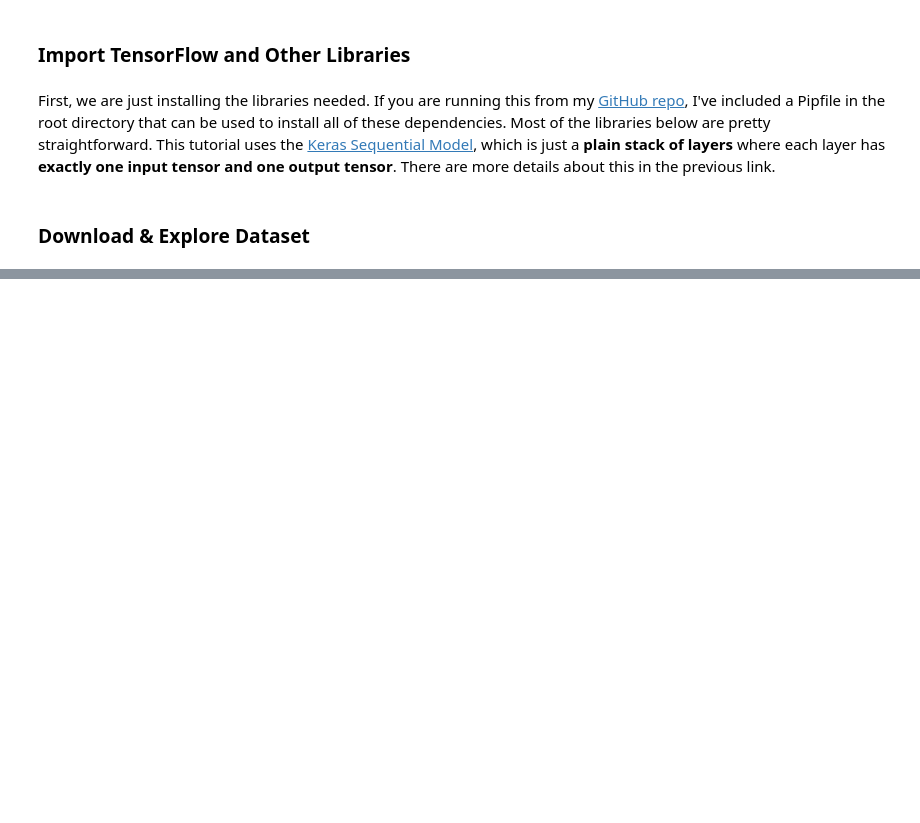
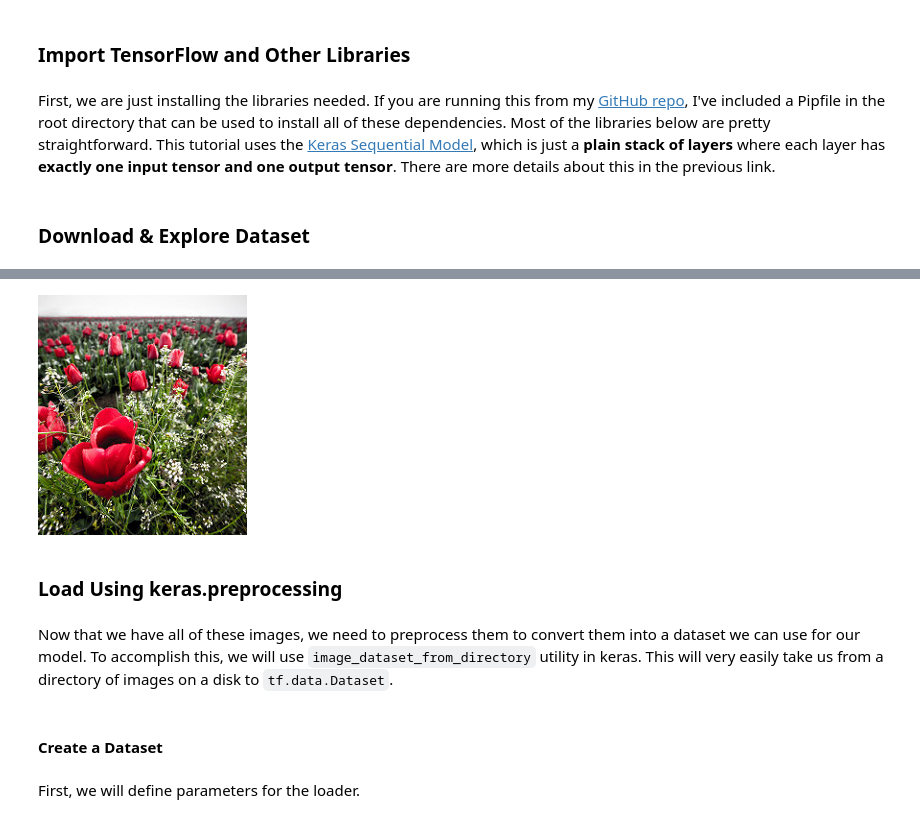
Before and after one commit to jasonwu2153/flower-image-classifier-tutorial, a Jupyter notebook: notebook.ipynb, the cells around one changed output, grey strips where cells are left out. Cells and saved outputs as stored; diff of their text form; code cells hidden in the pictures; blank space fills up the shorter version.

```diff
--- a/notebook.ipynb
+++ b/notebook.ipynb
@@ -22,0 +64,12 @@ Tensorflow's tutorial comes with a dataset of 3,700 flower images organized with
+# %%
+PIL.Image.open(str(tulips[1]))
+# %% [output]
+[figure, added]
+# %% [markdown]
+### **Load Using keras.preprocessing**
+# %% [markdown]
+Now that we have all of these images, we need to preprocess them to convert them into a dataset we can use for our model. To accomplish this, we will use `image_dataset_from_directory` utility in keras. This will very easily take us from a directory of images on a disk to `tf.data.Dataset`.
+# %% [markdown]
+#### **Create a Dataset**
+# %% [markdown]
+First, we will define parameters for the loader.
```
Also changed, not shown: parts of 63 cells of this notebook.
